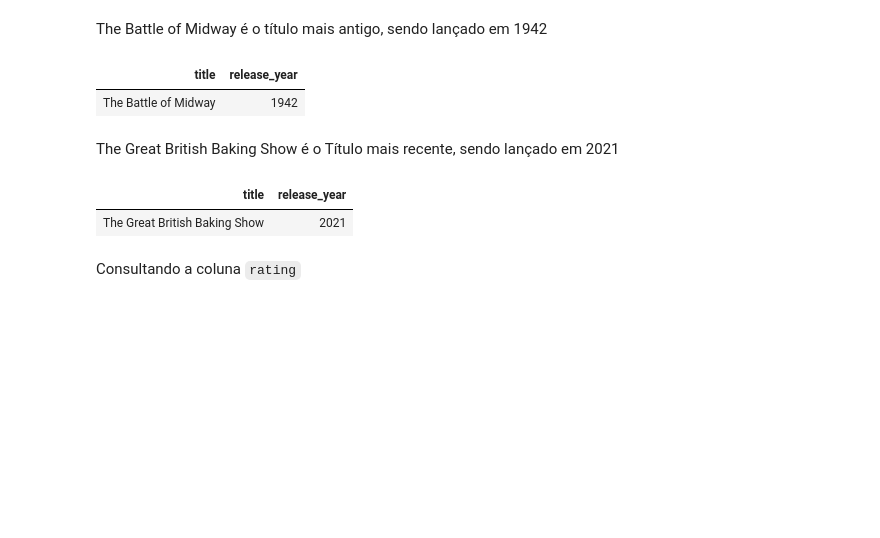
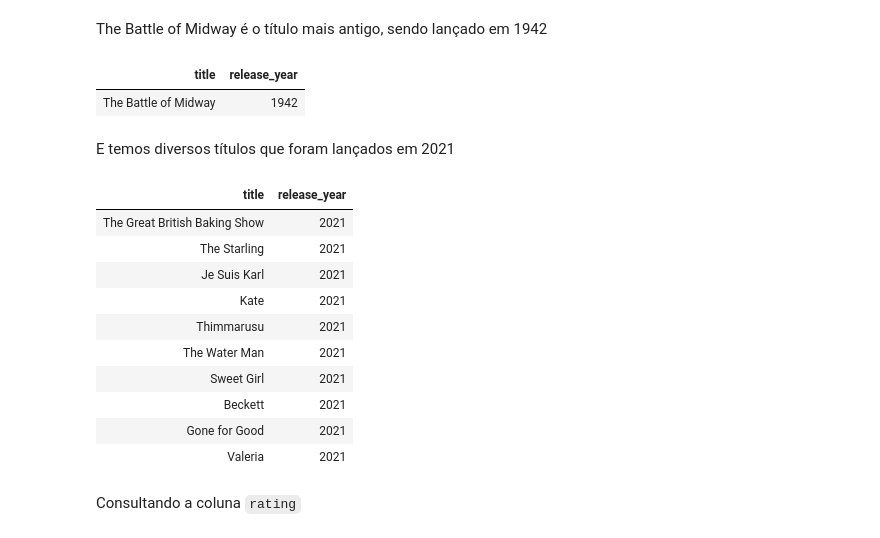
Before and after one commit to lucassiro/mvp_engenharia_de_dados, a Jupyter notebook: MVP_Engenharia_de_Dados.ipynb, the cells around one changed output. Cells and saved outputs as stored; diff of their text form; code cells hidden in the pictures; blank space fills up the shorter version.

```diff
--- a/MVP_Engenharia_de_Dados.ipynb
+++ b/MVP_Engenharia_de_Dados.ipynb
@@ -432,26 +432,34 @@ SELECT MIN(release_year), MAX(release_year) FROM silver_netflix_titles;
 | 1942 | 2021 |
 # %% [markdown]
 The Battle of Midway é o título mais antigo, sendo lançado em 1942
+# %%
+%sql
+SELECT title, release_year
+FROM silver_netflix_titles
+WHERE release_year == 1942;
+# %% [output]
+| title | release_year |
+| The Battle of Midway | 1942 |
+# %% [markdown]
+E temos diversos títulos que foram lançados em 2021
 # %%
 %sql
 SELECT title, release_year
 FROM silver_netflix_titles
-ORDER BY release_year ASC
-LIMIT 1;
+WHERE release_year == 2021
+LIMIT 10;
 # %% [output]
 | title | release_year |
-| The Battle of Midway | 1942 |
+| The Great British Baking Show | 2021 |
+| The Starling | 2021 |
+| Je Suis Karl | 2021 |
+| Kate | 2021 |
+| Thimmarusu | 2021 |
+| The Water Man | 2021 |
+| Sweet Girl | 2021 |
+| Beckett | 2021 |
+| Gone for Good | 2021 |
+| Valeria | 2021 |
-# %% [markdown]
-The Great British Baking Show é o Título mais recente, sendo lançado em 2021
-# %%
-%sql
-SELECT title, release_year
-FROM silver_netflix_titles
-ORDER BY release_year DESC
-LIMIT 1;
-# %% [output]
-| title | release_year |
-| The Great British Baking Show | 2021 |
 # %% [markdown]
 Consultando a coluna `rating`
 # %%
```
Also changed, not shown: parts of 7 cells of this notebook.
